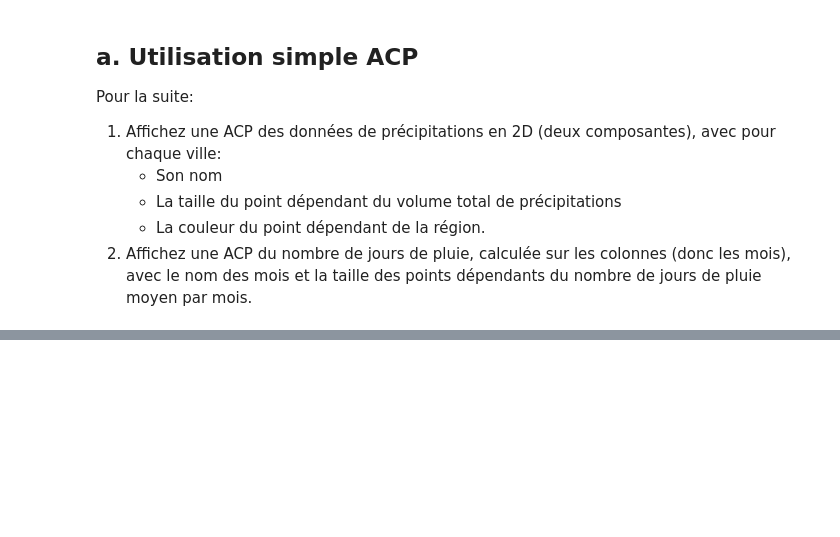
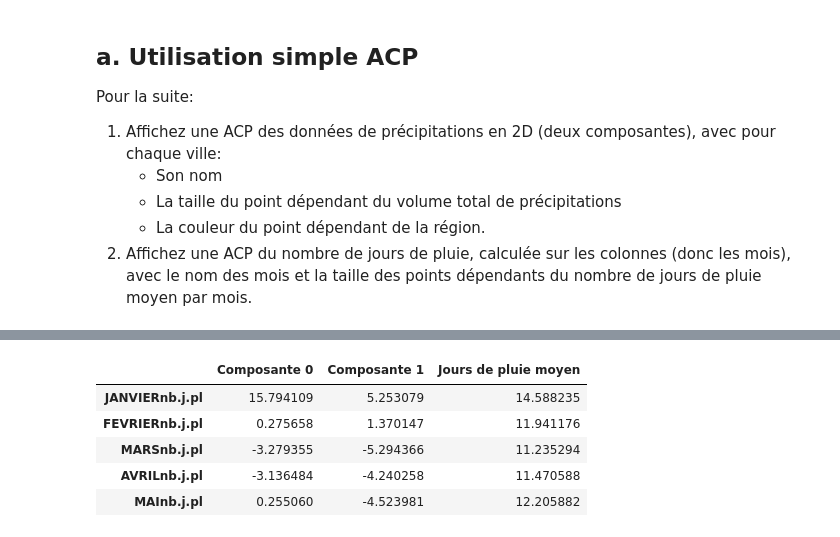
Before and after one commit to campusplage/compte-rendus-randrianjanahary_pla-comes, a Jupyter notebook: TP2_sklearn.ipynb, the cells around one changed output, grey strips where cells are left out. Drawn from its saved outputs; the diff is of its cells as text; code cells hidden in the pictures; blank space fills up the shorter version.

```diff
--- a/TP2_sklearn.ipynb
+++ b/TP2_sklearn.ipynb
@@ -453,0 +514,24 @@ Pour la suite:
+# %%
+# ACP du nombre de jours de pluie par mois
+
+# Recuperation du nombre de jour de pluie
+data_nb_pluie = raw_data[raw_data.columns[13:25]].T
+
+# Calcul de l'ACP
+pca = PCA(n_components=2)
+data_pca = pd.DataFrame(pca.fit_transform(data_nb_pluie),
+                        index=data_nb_pluie.index,
+                       columns=['Composante 0','Composante 1'])
+
+# Ajout de la moyenne de jours de pluie
+data_pca['Jours de pluie moyen'] = data_nb_pluie.mean(axis=1)
+
+# Verification de nos donnnees
+data_pca.head()
+# %% [output]
+|  | Composante 0 | Composante 1 | Jours de pluie moyen |
+| JANVIERnb.j.pl | 15.794109 | 5.253079 | 14.588235 |
+| FEVRIERnb.j.pl | 0.275658 | 1.370147 | 11.941176 |
+| MARSnb.j.pl | -3.279355 | -5.294366 | 11.235294 |
+| AVRILnb.j.pl | -3.136484 | -4.240258 | 11.470588 |
+| MAInb.j.pl | 0.255060 | -4.523981 | 12.205882 |
```
Also changed, not shown: parts of 9 cells of this notebook.
